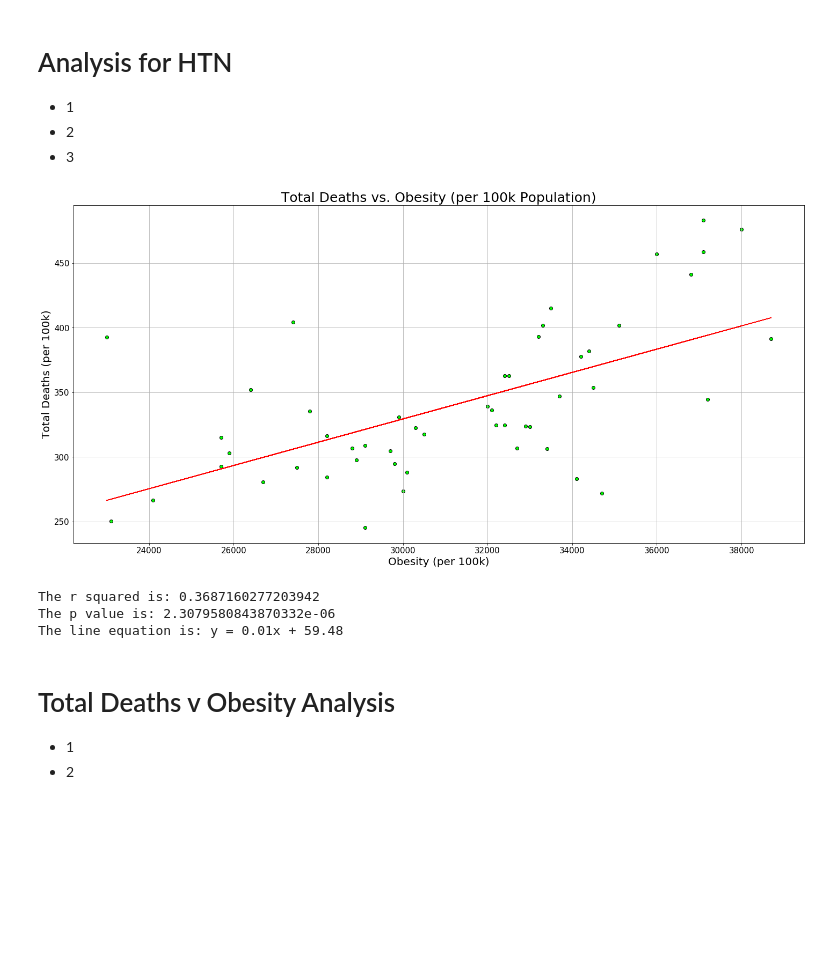
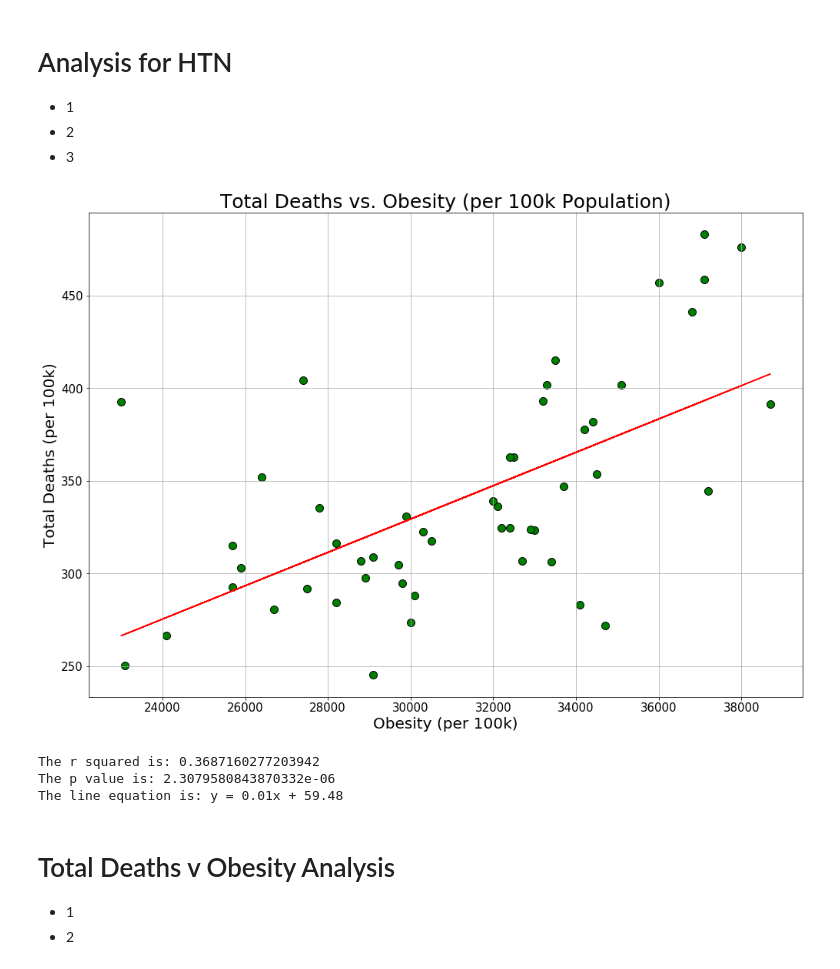
Before and after one commit to ASooklall/project-1-cvd, a Jupyter notebook: project-1-team-6.ipynb, the cells around one changed output. Drawn from its saved outputs; the diff is of its cells as text; code cells hidden in the pictures; blank space fills up the shorter version.

```diff
--- a/project-1-team-6.ipynb
+++ b/project-1-team-6.ipynb
@@ -141,33 +141,33 @@ The line equation is: y = 0.01x + -0.59
 # %%
 #linear regression
 x_values_obe = base_df['Obesity']
 y_values_obe = base_df['Total Deaths']
 (obe_slope, obe_intercept, obe_rvalue, obe_pvalue, obe_stderr) = linregress(x_values_obe, y_values_obe)
 regress_values_obe = x_values_obe * obe_slope + obe_intercept
 line_eq_obe = "y = " + str(round(obe_slope,2)) + "x + " + str(round(obe_intercept,2))
 
 # total deaths vs hypertension
-plt.figure(figsize=(20,10))
-deaths_vs_obesity = plt.scatter(base_df['Obesity'],base_df['Total Deaths'],marker='o',c='lime',edgecolor='black')
+plt.figure(figsize=(14,10))
+deaths_vs_obesity = plt.scatter(base_df['Obesity'],base_df['Total Deaths'],marker='o',c='Green',edgecolor='black',s=100)
 plt.plot(x_values_obe,regress_values_obe,"r-")
 plt.grid()
 plt.title('Total Deaths vs. Obesity (per 100k Population)',size=25)
 plt.xlabel('Obesity (per 100k)',size=20)
 plt.ylabel("Total Deaths (per 100k)",size=20)
 plt.xticks(size=15)
 plt.yticks(size=15)
 plt.tight_layout(pad=1)
 
 plt.savefig('CVD_plots/deaths_v_obe.png')
 plt.show()
 
 
 #r2
 print(f'The r squared is: {obe_rvalue**2}')
 print(f'The p value is: {obe_pvalue}')
 print(f'The line equation is: {line_eq_obe}')
 # %% [output]
-[figure, old version]
+[figure, new version]
 The r squared is: 0.3687160277203942
 The p value is: 2.3079580843870332e-06
 The line equation is: y = 0.01x + 59.48
```
Also changed, not shown: parts of 4 cells of this notebook, 5 other files.
